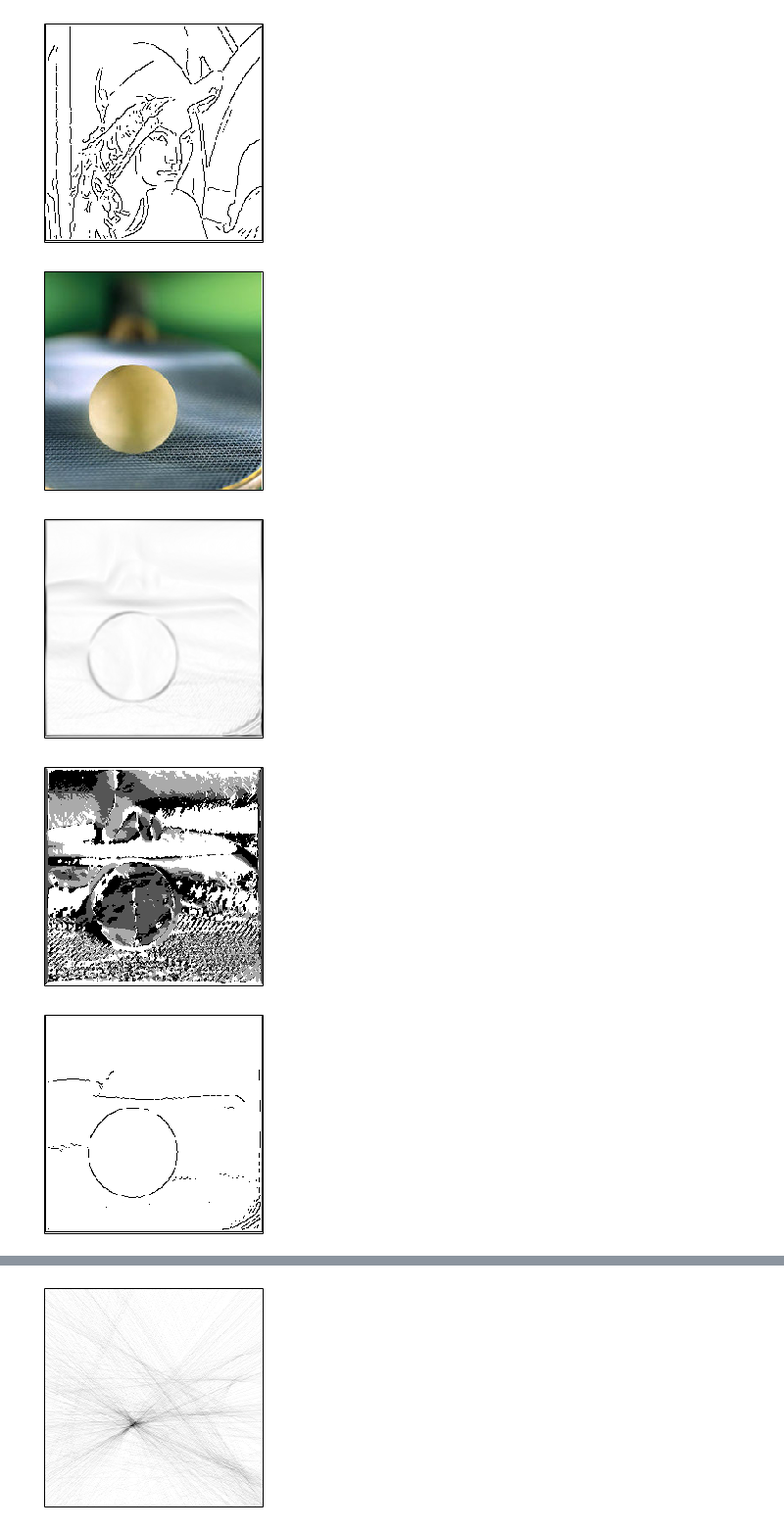
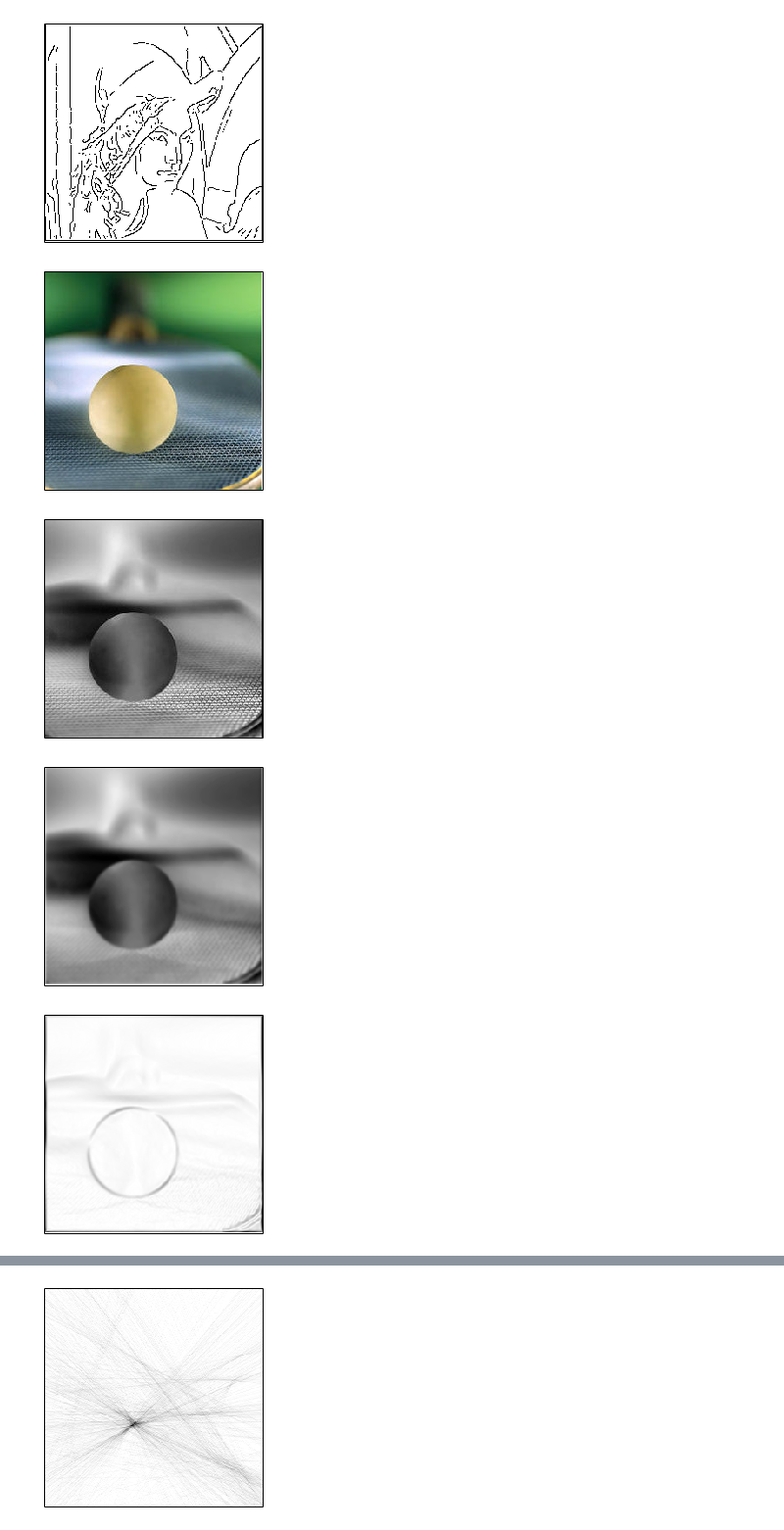
Before and after one commit to barbagroup/JITcode-MechE, a Jupyter notebook: module01_Analytical_Mechanics_II/00_Lesson00_Ball_Detection.ipynb, the cells around one changed output, grey strips where cells are left out. Shown at 98% size. Cells and saved outputs as stored; diff of their text form; code cells hidden in the pictures.

```diff
--- a/module01_Analytical_Mechanics_II/00_Lesson00_Ball_Detection.ipynb
+++ b/module01_Analytical_Mechanics_II/00_Lesson00_Ball_Detection.ipynb
@@ -121,21 +121,29 @@ Draw_Image(canny_img)
 # %% [output]
 [figure]
 # %%
-def Detect_Lines(img):
+def Detect_Lines(img, showImages = False):
+    if (showImages):
+        Draw_Image(img)
     bnw            = Remove_Color(img)
+    if (showImages):
+        Draw_Image(bnw)
     blr            = Blur(bnw, 4)
+    if (showImages):
+        Draw_Image(blr)
     mag, ang, rang = Sobel_Transform(blr)
+    if (showImages):
+        Draw_Image(mag)
+        Draw_Image(ang)
+        Draw_Image(rang)
     can            = Canny_Transform(mag,ang, 55)
+    if (showImages):
+        Draw_Image(can)
     return mag, ang, rang, can
 # %%
 ball = Load_Image("ball.jpg")
-mag, ang, rang, can = Detect_Lines(ball)
-Draw_Image(ball)
-Draw_Image(mag)
-Draw_Image(ang)
-Draw_Image(can)
+mag, ang, rang, can = Detect_Lines(ball, True)
 # %% [output]
 [figure]
-[figure, old version]
+[figure, new version]
-[figure, old version]
+[figure, new version]
-[figure, old version]
+[figure, new version]
```
Also changed, not shown: parts of 5 cells of this notebook, 1 other file.
